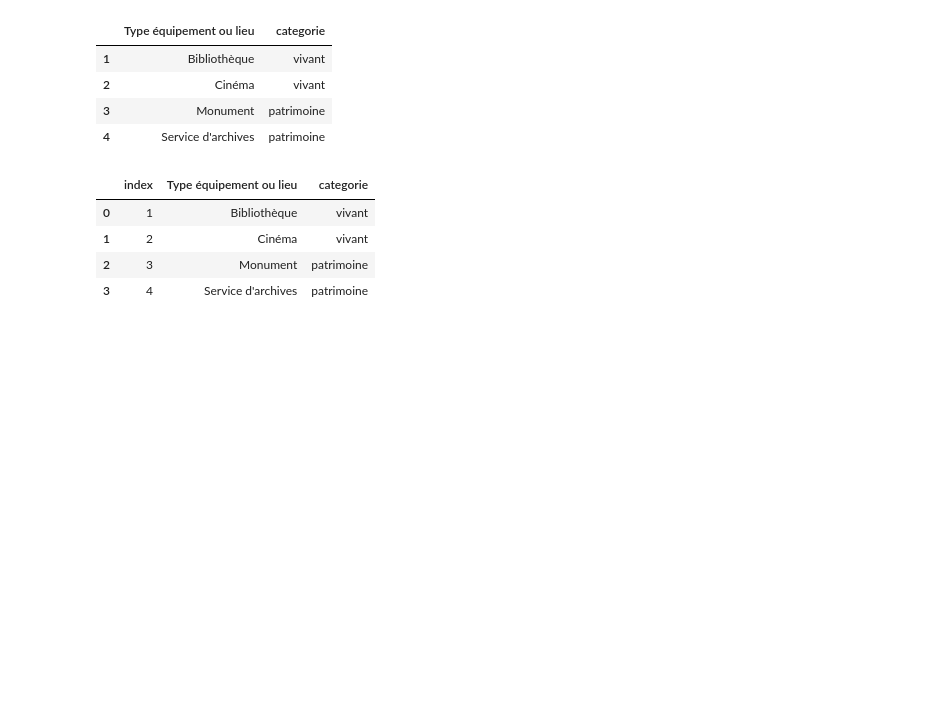
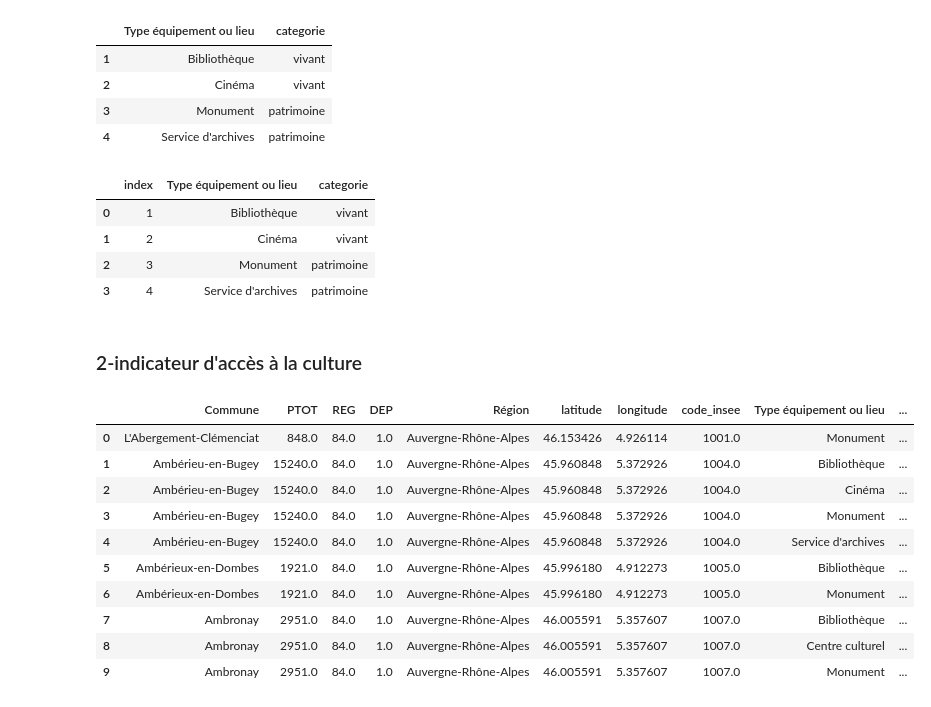
Before and after one commit to naloui1/Dataforgood, a Jupyter notebook: visu.ipynb, the cells around one changed output. Cells and saved outputs as stored; diff of their text form; code cells hidden in the pictures; blank space fills up the shorter version.

```diff
--- a/visu.ipynb
+++ b/visu.ipynb
@@ -51,3 +47,5 @@ fig = px.sunburst(df, path=['categorie','Type équipement ou lieu' ], values='in
 
 # Affichage du graphique
 fig.show()
+# %% [markdown]
+### 2-indicateur d'accès à la culture
@@ -53,0 +55,14 @@ fig.show()
+# %%
+df_synthese.head(10)
+# %% [output]
+|  | Commune | PTOT | REG | DEP | Région | latitude | longitude | code_insee | Type équipement ou lieu | ... |
+| 0 | L'Abergement-Clémenciat | 848.0 | 84.0 | 1.0 | Auvergne-Rhône-Alpes | 46.153426 | 4.926114 | 1001.0 | Monument | ... |
+| 1 | Ambérieu-en-Bugey | 15240.0 | 84.0 | 1.0 | Auvergne-Rhône-Alpes | 45.960848 | 5.372926 | 1004.0 | Bibliothèque | ... |
+| 2 | Ambérieu-en-Bugey | 15240.0 | 84.0 | 1.0 | Auvergne-Rhône-Alpes | 45.960848 | 5.372926 | 1004.0 | Cinéma | ... |
+| 3 | Ambérieu-en-Bugey | 15240.0 | 84.0 | 1.0 | Auvergne-Rhône-Alpes | 45.960848 | 5.372926 | 1004.0 | Monument | ... |
+| 4 | Ambérieu-en-Bugey | 15240.0 | 84.0 | 1.0 | Auvergne-Rhône-Alpes | 45.960848 | 5.372926 | 1004.0 | Service d'archives | ... |
+| 5 | Ambérieux-en-Dombes | 1921.0 | 84.0 | 1.0 | Auvergne-Rhône-Alpes | 45.996180 | 4.912273 | 1005.0 | Bibliothèque | ... |
+| 6 | Ambérieux-en-Dombes | 1921.0 | 84.0 | 1.0 | Auvergne-Rhône-Alpes | 45.996180 | 4.912273 | 1005.0 | Monument | ... |
+| 7 | Ambronay | 2951.0 | 84.0 | 1.0 | Auvergne-Rhône-Alpes | 46.005591 | 5.357607 | 1007.0 | Bibliothèque | ... |
+| 8 | Ambronay | 2951.0 | 84.0 | 1.0 | Auvergne-Rhône-Alpes | 46.005591 | 5.357607 | 1007.0 | Centre culturel | ... |
+| 9 | Ambronay | 2951.0 | 84.0 | 1.0 | Auvergne-Rhône-Alpes | 46.005591 | 5.357607 | 1007.0 | Monument | ... |
```
Also changed, not shown: parts of 8 cells of this notebook.
